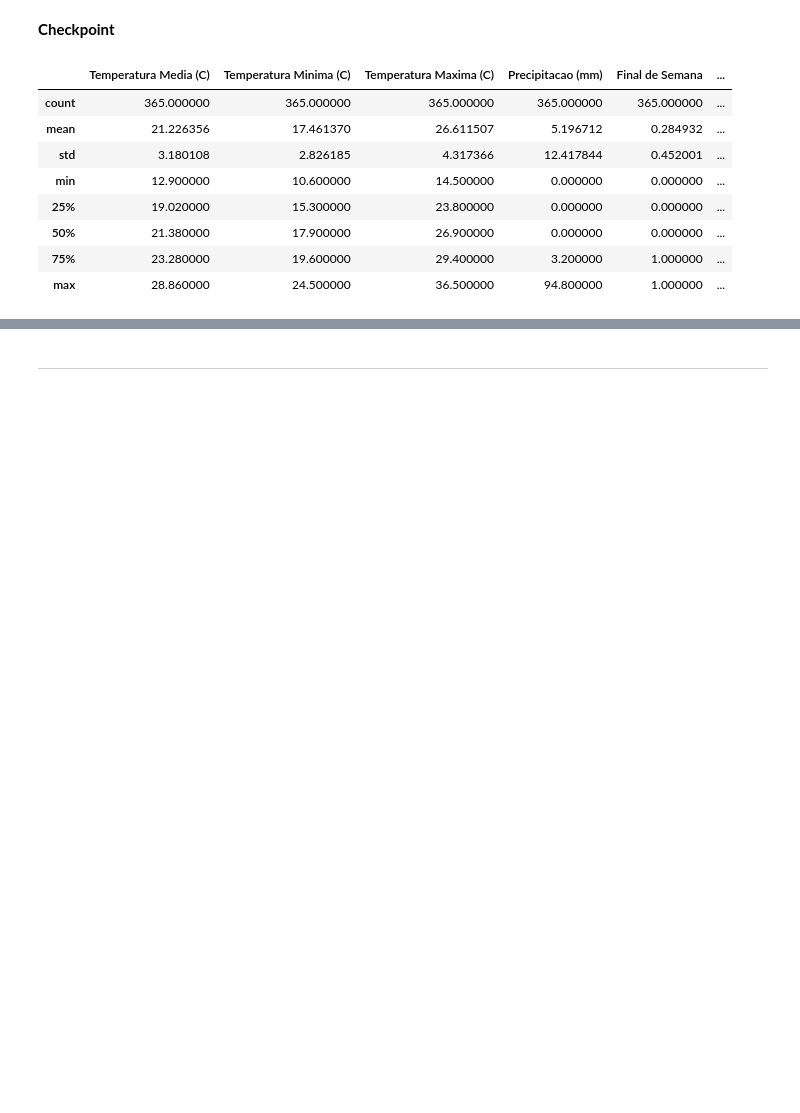
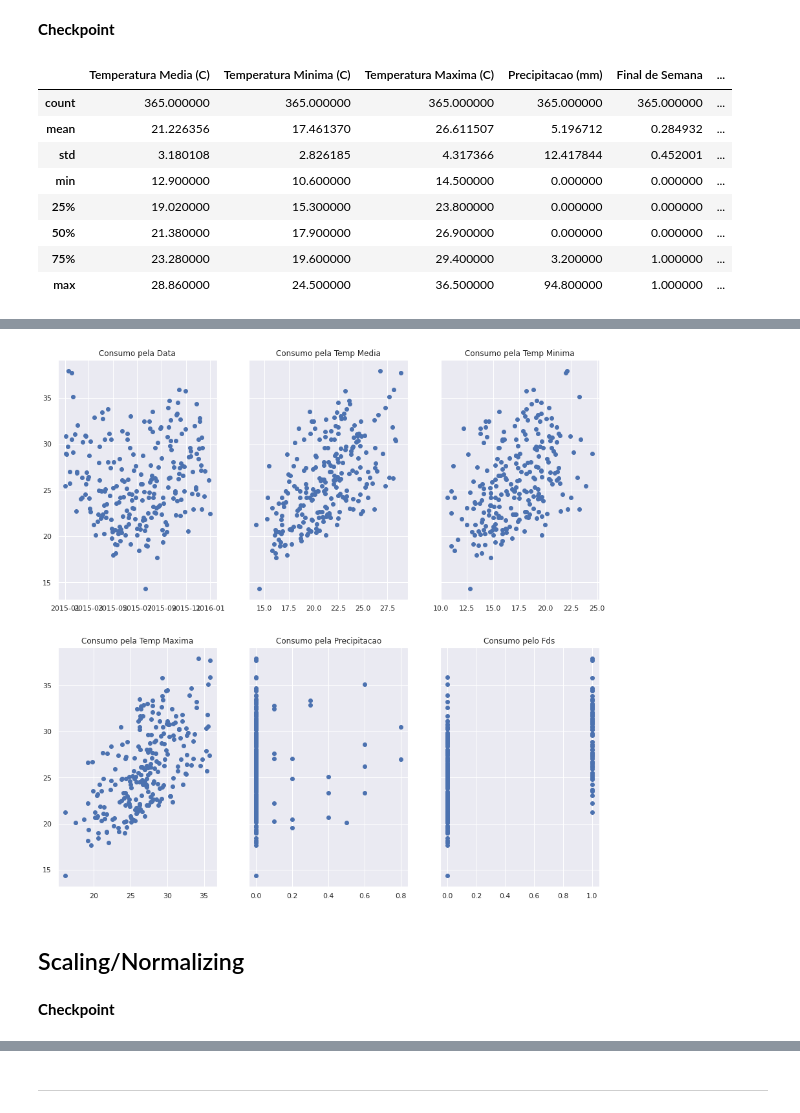
Before and after one commit to gus-phys/AI2-resources, a Jupyter notebook: 06-introducao-ml/aula2/KNN-Regressor/KNN-Regressor.ipynb, the cells around one changed output, grey strips where cells are left out. Saved outputs shown, nothing was run; the diff lists cells and outputs as text; code cells hidden in the pictures; blank space fills up the shorter version.

```diff
--- a/06-introducao-ml/aula2/KNN-Regressor/KNN-Regressor.ipynb
+++ b/06-introducao-ml/aula2/KNN-Regressor/KNN-Regressor.ipynb
@@ -141,0 +163,23 @@ df.describe()
+# %%
+f, axs = plt.subplots(2, 3, sharey=True, figsize =(15,15))
+axs[0,0].scatter(data_1['Data'],data_1['Consumo de cerveja (litros)'])
+axs[0,0].set_title('Consumo pela Data')
+axs[0,1].scatter(data_1['Temperatura Media (C)'],data_1['Consumo de cerveja (litros)'])
+axs[0,1].set_title('Consumo pela Temp Media')
+axs[0,2].scatter(data_1['Temperatura Minima (C)'],data_1['Consumo de cerveja (litros)'])
+axs[0,2].set_title('Consumo pela Temp Minima')
+axs[1,0].scatter(data_1['Temperatura Maxima (C)'],data_1['Consumo de cerveja (litros)'])
+axs[1,0].set_title('Consumo pela Temp Maxima')
+axs[1,1].scatter(data_1['Precipitacao (mm)'],data_1['Consumo de cerveja (litros)'])
+axs[1,1].set_title('Consumo pela Precipitacao')
+axs[1,2].scatter(data_1['Final de Semana'],data_1['Consumo de cerveja (litros)'])
+axs[1,2].set_title('Consumo pelo Fds')
+
+
+plt.show()
+# %% [output]
+[figure, added]
+# %% [markdown]
+## Scaling/Normalizing
+# %% [markdown]
+**Checkpoint**
```
Also changed, not shown: parts of 10 cells of this notebook.
